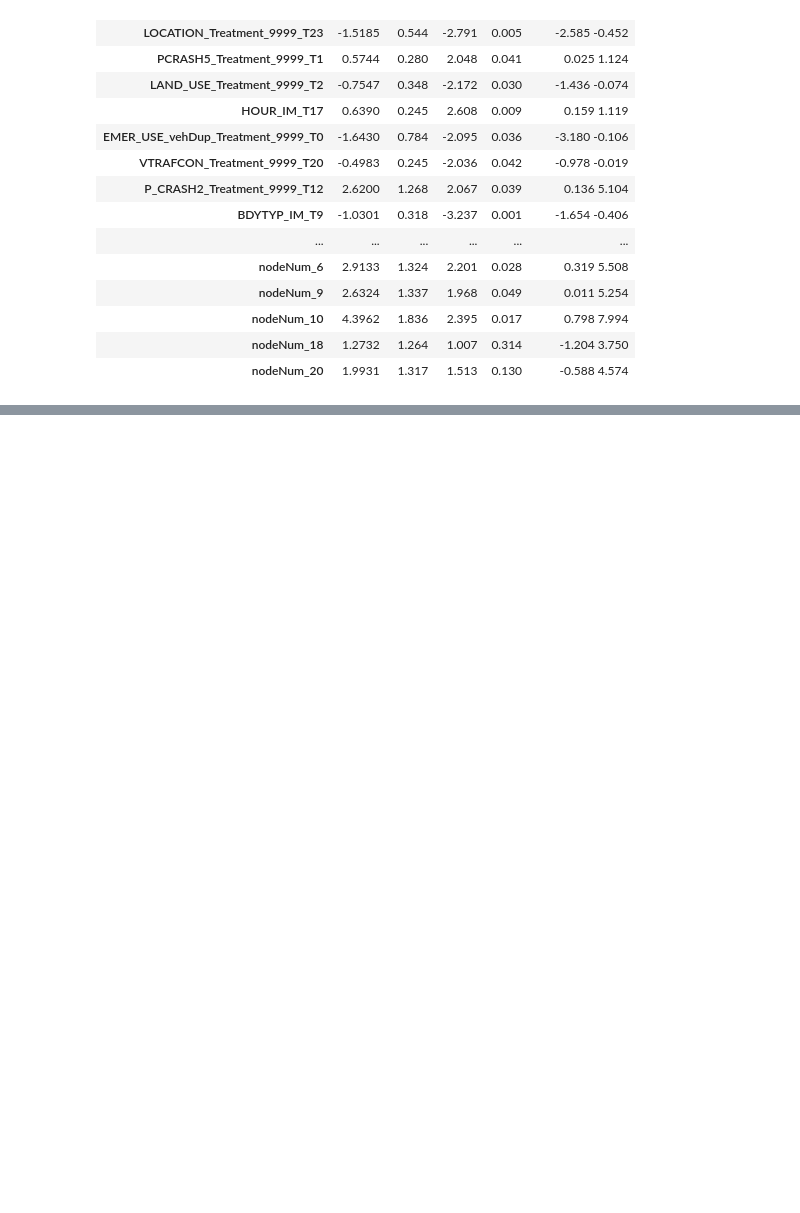
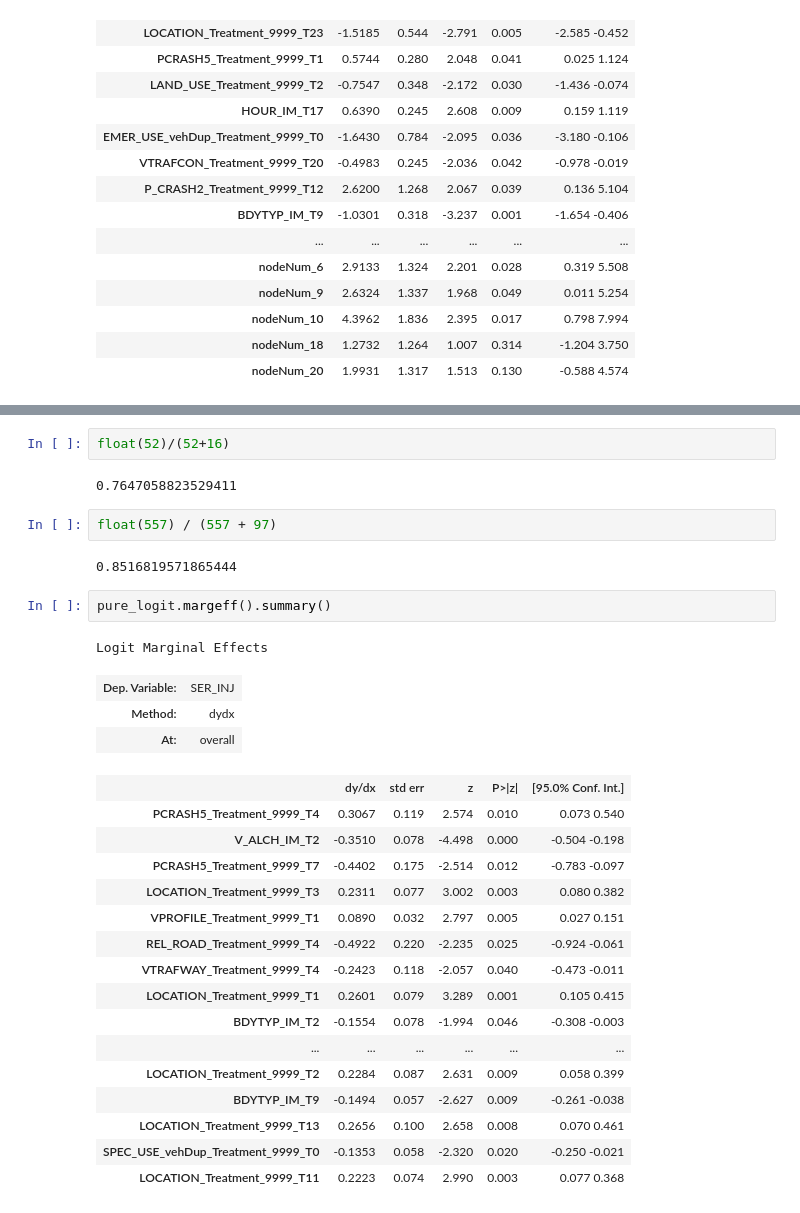
Before and after one commit to fagan2888/cs289_final_project, a Jupyter notebook: make_learning_curves.ipynb, the cells around one changed output, grey strips where cells are left out. Saved outputs shown, nothing was run; the diff lists cells and outputs as text; blank space fills up the shorter version.

```diff
--- a/make_learning_curves.ipynb
+++ b/make_learning_curves.ipynb
@@ -345,0 +798,31 @@ Logit Regression Results
+# %%
+float(52)/(52+16)
+# %% [output]
+0.7647058823529411
+# %%
+float(557) / (557 + 97)
+# %% [output]
+0.8516819571865444
+# %%
+pure_logit.margeff().summary()
+# %% [output]
+Logit Marginal Effects
+| Dep. Variable: | SER_INJ |
+| Method: | dydx |
+| At: | overall |
+|  | dy/dx | std err | z | P>|z| | [95.0% Conf. Int.] |
+| PCRASH5_Treatment_9999_T4 | 0.3067 | 0.119 | 2.574 | 0.010 | 0.073 0.540 |
+| V_ALCH_IM_T2 | -0.3510 | 0.078 | -4.498 | 0.000 | -0.504 -0.198 |
+| PCRASH5_Treatment_9999_T7 | -0.4402 | 0.175 | -2.514 | 0.012 | -0.783 -0.097 |
+| LOCATION_Treatment_9999_T3 | 0.2311 | 0.077 | 3.002 | 0.003 | 0.080 0.382 |
+| VPROFILE_Treatment_9999_T1 | 0.0890 | 0.032 | 2.797 | 0.005 | 0.027 0.151 |
+| REL_ROAD_Treatment_9999_T4 | -0.4922 | 0.220 | -2.235 | 0.025 | -0.924 -0.061 |
+| VTRAFWAY_Treatment_9999_T4 | -0.2423 | 0.118 | -2.057 | 0.040 | -0.473 -0.011 |
+| LOCATION_Treatment_9999_T1 | 0.2601 | 0.079 | 3.289 | 0.001 | 0.105 0.415 |
+| BDYTYP_IM_T2 | -0.1554 | 0.078 | -1.994 | 0.046 | -0.308 -0.003 |
+| ... | ... | ... | ... | ... | ... |
+| LOCATION_Treatment_9999_T2 | 0.2284 | 0.087 | 2.631 | 0.009 | 0.058 0.399 |
+| BDYTYP_IM_T9 | -0.1494 | 0.057 | -2.627 | 0.009 | -0.261 -0.038 |
+| LOCATION_Treatment_9999_T13 | 0.2656 | 0.100 | 2.658 | 0.008 | 0.070 0.461 |
+| SPEC_USE_vehDup_Treatment_9999_T0 | -0.1353 | 0.058 | -2.320 | 0.020 | -0.250 -0.021 |
+| LOCATION_Treatment_9999_T11 | 0.2223 | 0.074 | 2.990 | 0.003 | 0.077 0.368 |
```
Also changed, not shown: parts of 31 cells of this notebook, 3 other files.
